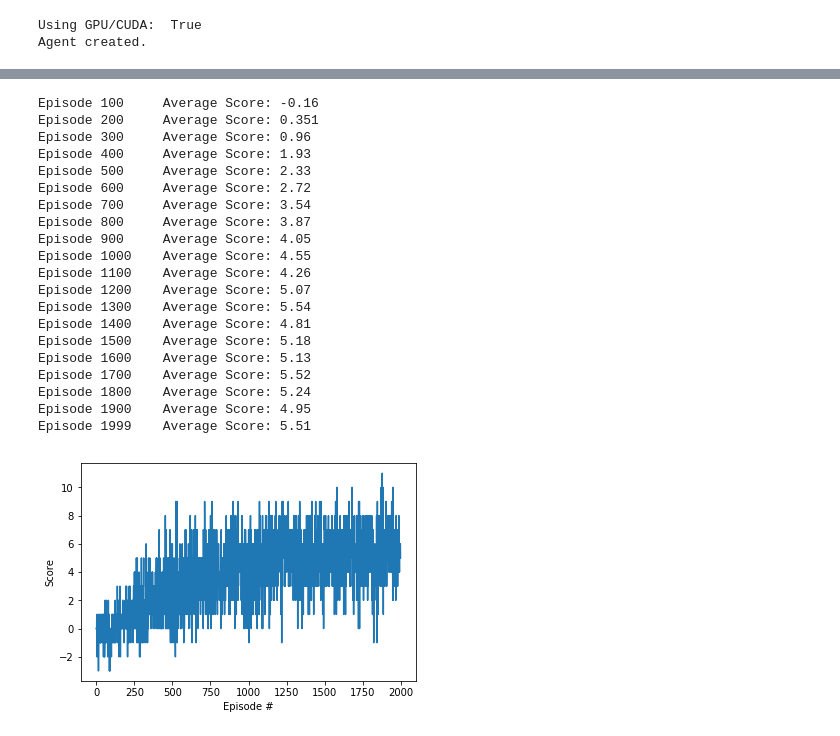
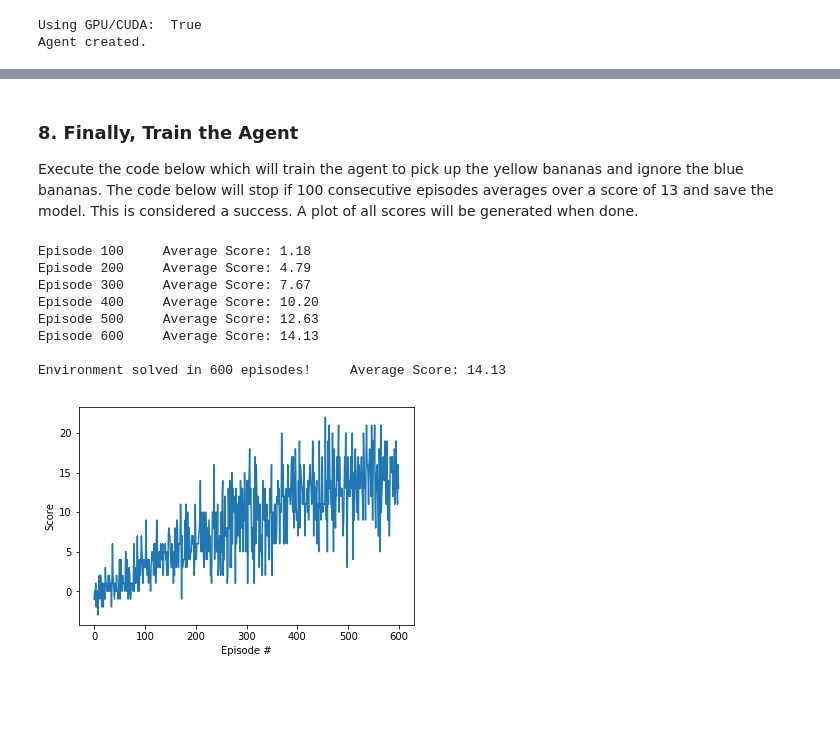
Before and after one commit to TheOnceAndFutureSmalltalker/deep_q_learning_navigation, a Jupyter notebook: Navigation.ipynb, the cells around one changed output, grey strips where cells are left out. Saved outputs shown, nothing was run; the diff lists cells and outputs as text; code cells hidden in the pictures; blank space fills up the shorter version.

```diff
--- a/Navigation.ipynb
+++ b/Navigation.ipynb
@@ -83,0 +69,18 @@ BananaBrain
+# %%
+# define all hyper parameters
+SEED = 0                # how weights are seeded in neural net
+BUFFER_SIZE = int(1e5)  # replay buffer size
+BATCH_SIZE = 64         # minibatch size
+GAMMA = 0.99            # discount factor
+TAU = 1e-3              # for soft update of target parameters
+LR = 5e-4               # learning rate
+UPDATE_EVERY = 4        # how often to update the network
+MIN_QUALIFYING_SCORE = 13      # target minimn average score
+NUM_QUALIFYING_EPISODES = 100  # target number of consecutive episodes averaging min score
+N_EPISODES = 2000       # max number of episodes willing to train before quitting
+MAX_T = 1000            # max number of time steps per episode before abondoning episode
+EPS_START = 1.0         # start value for epsilon greedy process
+EPS_END = 0.01          # min value for epsiolon greedy
+EPS_DECAY = 0.995       # how epsilon decays over episodes
+
+print("Hyper parameters initialized.")
@@ -328,3 +325,7 @@ env_info = env.reset(train_mode=True)[brain_name]
+# %% [markdown]
+### 8. Finally, Train the Agent
+
+Execute the code below which will train the agent to pick up the yellow bananas and ignore the blue bananas.  The code below will stop if 100 consecutive episodes averages over a score of 13 and save the model.  This is considered a success.  A plot of all scores will be generated when done.
 # %%
 def dqn(n_episodes=1000, max_t=1000, eps_start=1.0, eps_end=0.01, eps_decay=0.995):
     """Train NN Q function."""
@@ -341,54 +342,49 @@ def dqn(n_episodes=1000, max_t=1000, eps_start=1.0, eps_end=0.01, eps_decay=0.99
             env_info = env.step(action)[brain_name]        # send the action to the environment
             next_state = env_info.vector_observations[0]   # get the next state
             reward = env_info.rewards[0]                   # get the reward
             done = env_info.local_done[0]                  # see if episode has finished
             agent.step(state, action, reward, next_state, done)
             score += reward                                # update the score
             state = next_state
             if done:
                 break
         scores_window.append(score)
         scores.append(score)
         eps = max(eps_end, eps_decay*eps)
         print('\rEpisode {}\tAverage Score: {:.2f}'.format(i_episode, np.mean(scores_window)), end='')
         if i_episode % 100 == 0:
             print('\rEpisode {}\tAverage Score: {:.2f}'.format(i_episode, np.mean(scores_window)))
             if np.mean(scores_window) > MIN_QUALIFYING_SCORE:
                 print('\nEnvironment solved in {:d} episodes!\tAverage Score: {:.2f}'.format(i_episode, np.mean(scores_window)))
                 torch.save(agent.qnetwork_local.state_dict(), 'checkpoint.pth')
                 break
+        if i_episode > 700 and np.mean(scores_window) < 4:
+            print("Not converging {:d} episodes!\tAverage Score: {:.2f}".format(i_episode, np.mean(scores_window)))
+            break
+        if i_episode > 1200 and np.mean(scores_window) < 6:
+            print("Not converging {:d} episodes!\tAverage Score: {:.2f}".format(i_episode, np.mean(scores_window)))
+            break
     return scores
 
 scores = dqn(n_episodes=N_EPISODES, max_t=MAX_T, eps_start=EPS_START, eps_end=EPS_END, eps_decay=EPS_DECAY)
+#scores = dqn()
 # plot the scores
 fig = plt.figure()
 ax = fig.add_subplot(111)
 plt.plot(np.arange(len(scores)), scores)
 plt.ylabel('Score')
 plt.xlabel('Episode #')
 plt.show()
 # %% [output]
-Episode 100     Average Score: -0.16
-Episode 200     Average Score: 0.351
-Episode 300     Average Score: 0.96
-Episode 400     Average Score: 1.93
-Episode 500     Average Score: 2.33
-Episode 600     Average Score: 2.72
-Episode 700     Average Score: 3.54
-Episode 800     Average Score: 3.87
-Episode 900     Average Score: 4.05
-Episode 1000    Average Score: 4.55
-Episode 1100    Average Score: 4.26
-Episode 1200    Average Score: 5.07
-Episode 1300    Average Score: 5.54
-Episode 1400    Average Score: 4.81
-Episode 1500    Average Score: 5.18
-Episode 1600    Average Score: 5.13
-Episode 1700    Average Score: 5.52
-Episode 1800    Average Score: 5.24
-Episode 1900    Average Score: 4.95
-Episode 1999    Average Score: 5.51
+Episode 100     Average Score: 1.18
+Episode 200     Average Score: 4.79
+Episode 300     Average Score: 7.67
+Episode 400     Average Score: 10.20
+Episode 500     Average Score: 12.63
+Episode 600     Average Score: 14.13
+
+Environment solved in 600 episodes!     Average Score: 14.13
-[figure, old version]
+[figure, new version]
 # %%
 # close environment when done
 # env.close()
```
Also changed, not shown: parts of 14 cells of this notebook, 1 other file.
